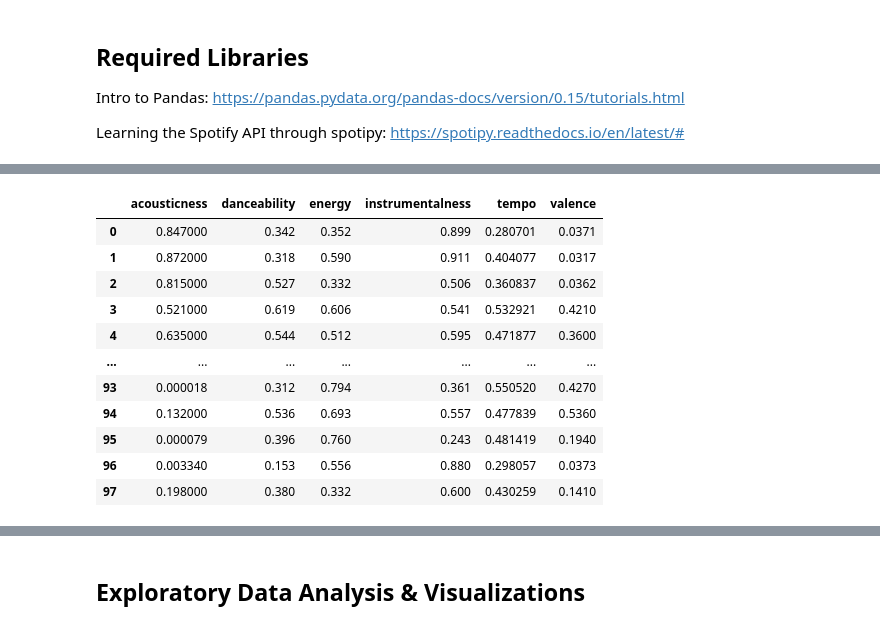
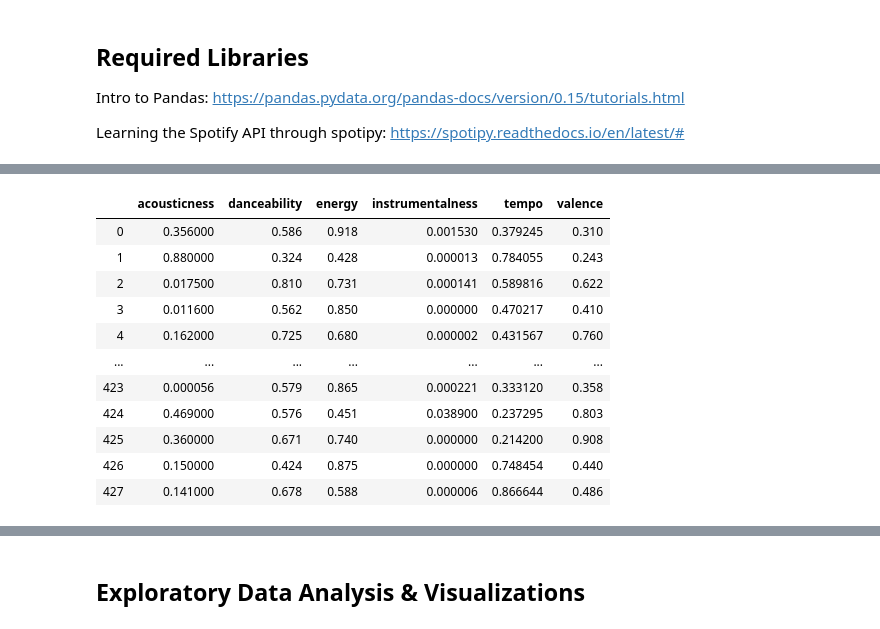
Before and after one commit to oikheloa/oikheloa.github.io, a Jupyter notebook: Final/CMSC320_Final_Project.ipynb, the cells around one changed output, grey strips where cells are left out. Drawn from its saved outputs; the diff is of its cells as text; code cells hidden in the pictures.

```diff
--- a/Final/CMSC320_Final_Project.ipynb
+++ b/Final/CMSC320_Final_Project.ipynb
@@ -26 +28,18 @@ import seaborn
 //TODO talk about how we chose what columns to keep. Talk about how data is relatively simple and no need to reorganize
+# %%
+# Generate authorization token for reading user library
+username = '12124976904'
+
+scope = 'user-library-read'
+client_id = '076ff5215a374d2481d0117877d79b74'
+client_secret = '0ff2fd29106e4b7ebd7da4152d4a20c3'
+redirect_uri = 'https://www.google.com/'
+
+token = util.prompt_for_user_token(username, scope, client_id, client_secret, redirect_uri)
+
+if token:
+    sp = spotipy.Spotify(auth=token)
+
+else:
+    print("Can't get token for", username)
+    sys.exit()
@@ -27,49 +63,26 @@ import seaborn
 # %%
-print('What music would you like to include in the dataset?')
-print()
-print('Press 1 for saved/liked tracks')
-print('Press 2 for a sample dataset')
-print()
-choice = int(input("Value: "))
+def get_saved_tracks():
+    results = sp.current_user_saved_tracks()
+    tracks = results['items']
+    while results['next']:
+        results = sp.next(results)
+        tracks.extend(results['items'])
+    return tracks
 
-while choice < 1 or choice > 2:
-    print()
-    print('Not a valid choice XD, try again')
-    print()
-    choice = int(input('Value: '))
+print('Loading Saved Tracks Now. Please be patient!')
 
-if choice == 1:
-    # Generate authorization token for reading user library
-    scope = 'user-library-read'
-    client_id = 'c3aacebd1b0d4a7ca415ca317ec72531'
-    client_secret = '343a5709a346489d9aa013f32f00cfe4'
-    redirect_uri = 'http://google.com/'
-
-    print("Please Enter Username")
-    username = str(input("Username: ")) #12124976904
-
-    token = util.prompt_for_user_token(username, scope, client_id, client_secret, redirect_uri)
-
-    if token:
-        sp = spotipy.Spotify(auth=token)
-
-    else:
-        print("Can't get token for", username)
-        sys.exit()
-
-    def get_saved_tracks():
-        results = sp.current_user_saved_tracks()
-        tracks = results['items']
-        while results['next']:
-            results = sp.next(results)
-            tracks.extend(results['items'])
-        return tracks
-
+if True:
     tracks = get_saved_tracks()
     features = []
+    track_info = []
     for track in tracks:
         features.extend(sp.audio_features(track['track']['uri']))
+        track_info.append([track['track']['name'], track['track']['artists'][0]['name']])
+
     features = pd.DataFrame.from_records(features)
+    track_info = pd.DataFrame.from_records(track_info)
+    track_info = track_info.rename(columns={0: "title", 1: "artist"})
+    #features = pd.concat([track_info,features],axis=1)
     features = features[['acousticness', 'danceability', 'energy', 'instrumentalness', 'tempo', 'valence']]
     features['tempo'] = (features['tempo']-features['tempo'].min())/(features['tempo'].max()-features['tempo'].min())
 
@@ -89,12 +103,12 @@ Username: 12124976904
 |  | acousticness | danceability | energy | instrumentalness | tempo | valence |
-| 0 | 0.847000 | 0.342 | 0.352 | 0.899 | 0.280701 | 0.0371 |
-| 1 | 0.872000 | 0.318 | 0.590 | 0.911 | 0.404077 | 0.0317 |
-| 2 | 0.815000 | 0.527 | 0.332 | 0.506 | 0.360837 | 0.0362 |
-| 3 | 0.521000 | 0.619 | 0.606 | 0.541 | 0.532921 | 0.4210 |
-| 4 | 0.635000 | 0.544 | 0.512 | 0.595 | 0.471877 | 0.3600 |
+| 0 | 0.356000 | 0.586 | 0.918 | 0.001530 | 0.379245 | 0.310 |
+| 1 | 0.880000 | 0.324 | 0.428 | 0.000013 | 0.784055 | 0.243 |
+| 2 | 0.017500 | 0.810 | 0.731 | 0.000141 | 0.589816 | 0.622 |
+| 3 | 0.011600 | 0.562 | 0.850 | 0.000000 | 0.470217 | 0.410 |
+| 4 | 0.162000 | 0.725 | 0.680 | 0.000002 | 0.431567 | 0.760 |
 | ... | ... | ... | ... | ... | ... | ... |
-| 93 | 0.000018 | 0.312 | 0.794 | 0.361 | 0.550520 | 0.4270 |
-| 94 | 0.132000 | 0.536 | 0.693 | 0.557 | 0.477839 | 0.5360 |
-| 95 | 0.000079 | 0.396 | 0.760 | 0.243 | 0.481419 | 0.1940 |
-| 96 | 0.003340 | 0.153 | 0.556 | 0.880 | 0.298057 | 0.0373 |
-| 97 | 0.198000 | 0.380 | 0.332 | 0.600 | 0.430259 | 0.1410 |
+| 423 | 0.000056 | 0.579 | 0.865 | 0.000221 | 0.333120 | 0.358 |
+| 424 | 0.469000 | 0.576 | 0.451 | 0.038900 | 0.237295 | 0.803 |
+| 425 | 0.360000 | 0.671 | 0.740 | 0.000000 | 0.214200 | 0.908 |
+| 426 | 0.150000 | 0.424 | 0.875 | 0.000000 | 0.748454 | 0.440 |
+| 427 | 0.141000 | 0.678 | 0.588 | 0.000006 | 0.866644 | 0.486 |
```
Also changed, not shown: parts of 10 cells of this notebook, 1 other file.
